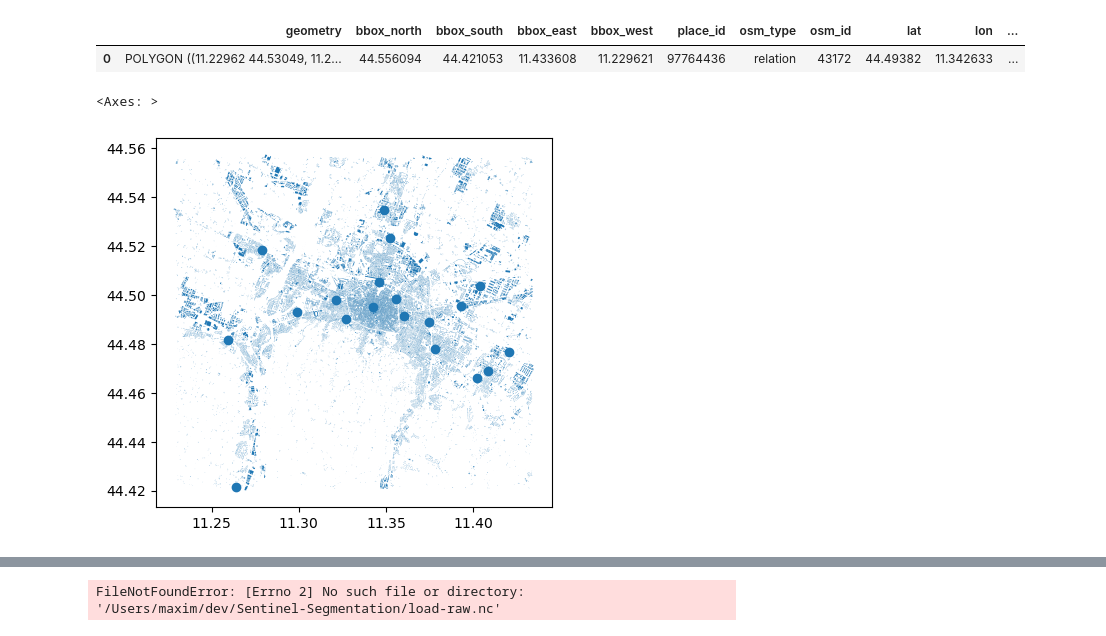
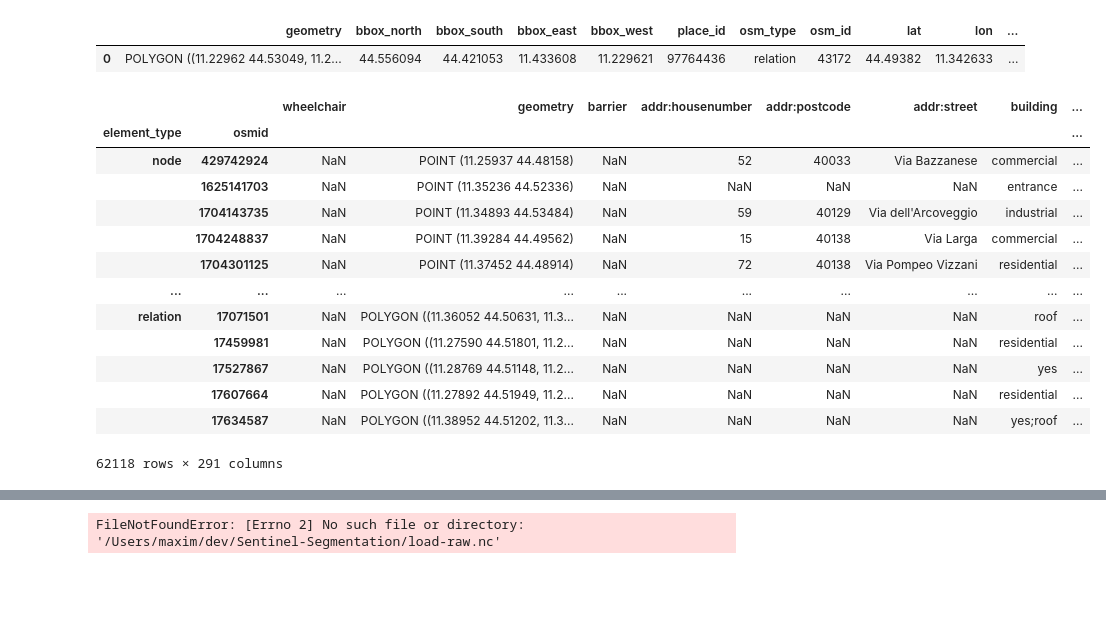
Before and after one commit to nomorehumor/Sentinel-Segmentation, a Jupyter notebook: Untitled-3.ipynb, the cells around one changed output, grey strips where cells are left out. Saved outputs shown, nothing was run; the diff lists cells and outputs as text; code cells hidden in the pictures; blank space fills up the shorter version.

```diff
--- a/Untitled-3.ipynb
+++ b/Untitled-3.ipynb
@@ -99,12 +103,24 @@ bologna_s2 = download_sentinel_openeo(connection, bbox=bbox, path=SENTINEL_DATAS
 # %%
 bbox = {
     "north": bologna_gdf.bbox_north[0],
     "south": bologna_gdf.bbox_south[0],
     "east": bologna_gdf.bbox_east[0],
     "west": bologna_gdf.bbox_west[0]
 }
 bolognia_features = ox.features_from_bbox(north=bbox["north"], south=bbox["south"], east=bbox["east"], west=bbox["west"], tags={'building':True})
-bolognia_features.plot()
+bolognia_features
 # %% [output]
+|  |  | wheelchair | geometry | barrier | addr:housenumber | addr:postcode | addr:street | building | ... |
+| element_type | osmid |  |  |  |  |  |  |  | ... |
+| node | 429742924 | NaN | POINT (11.25937 44.48158) | NaN | 52 | 40033 | Via Bazzanese | commercial | ... |
+|  | 1625141703 | NaN | POINT (11.35236 44.52336) | NaN | NaN | NaN | NaN | entrance | ... |
+|  | 1704143735 | NaN | POINT (11.34893 44.53484) | NaN | 59 | 40129 | Via dell'Arcoveggio | industrial | ... |
+|  | 1704248837 | NaN | POINT (11.39284 44.49562) | NaN | 15 | 40138 | Via Larga | commercial | ... |
+|  | 1704301125 | NaN | POINT (11.37452 44.48914) | NaN | 72 | 40138 | Via Pompeo Vizzani | residential | ... |
+| ... | ... | ... | ... | ... | ... | ... | ... | ... | ... |
+| relation | 17071501 | NaN | POLYGON ((11.36052 44.50631, 11.3... | NaN | NaN | NaN | NaN | roof | ... |
+|  | 17459981 | NaN | POLYGON ((11.27590 44.51801, 11.2... | NaN | NaN | NaN | NaN | residential | ... |
+|  | 17527867 | NaN | POLYGON ((11.28769 44.51148, 11.2... | NaN | NaN | NaN | NaN | yes | ... |
+|  | 17607664 | NaN | POLYGON ((11.27892 44.51949, 11.2... | NaN | NaN | NaN | NaN | residential | ... |
+|  | 17634587 | NaN | POLYGON ((11.38952 44.51202, 11.3... | NaN | NaN | NaN | NaN | yes;roof | ... |
-<Axes: >
+62118 rows × 291 columns
-[figure, removed]
```
Also changed, not shown: parts of 4 cells of this notebook.
